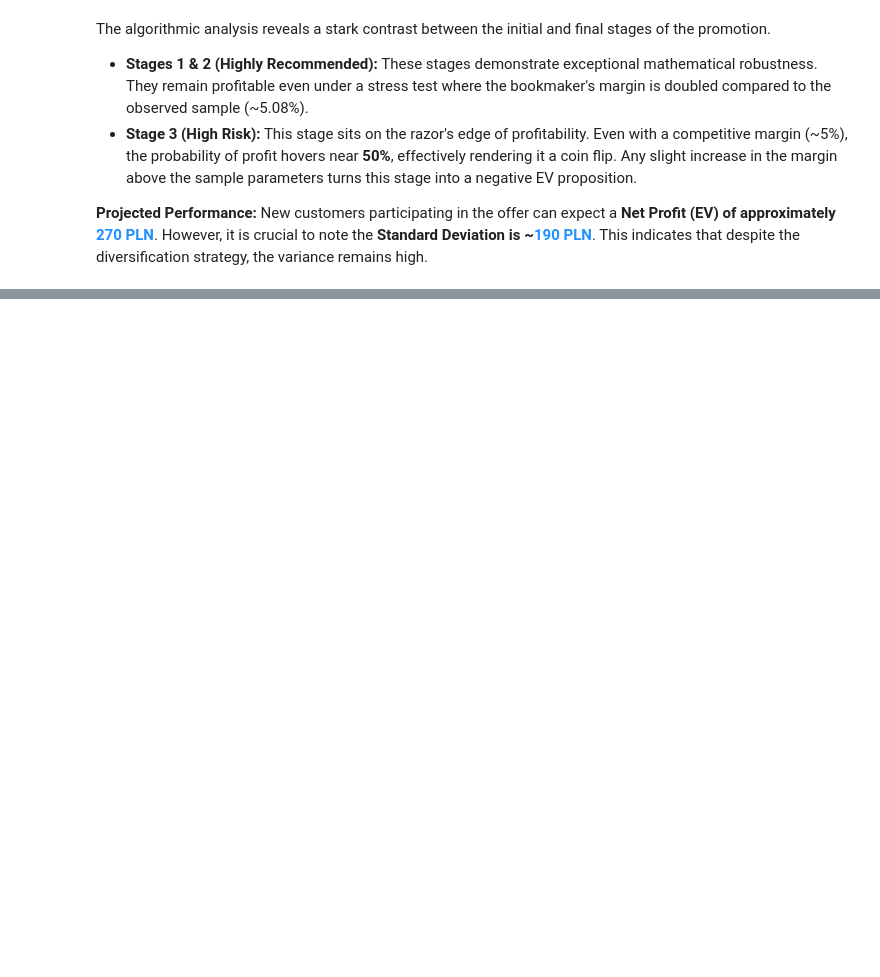
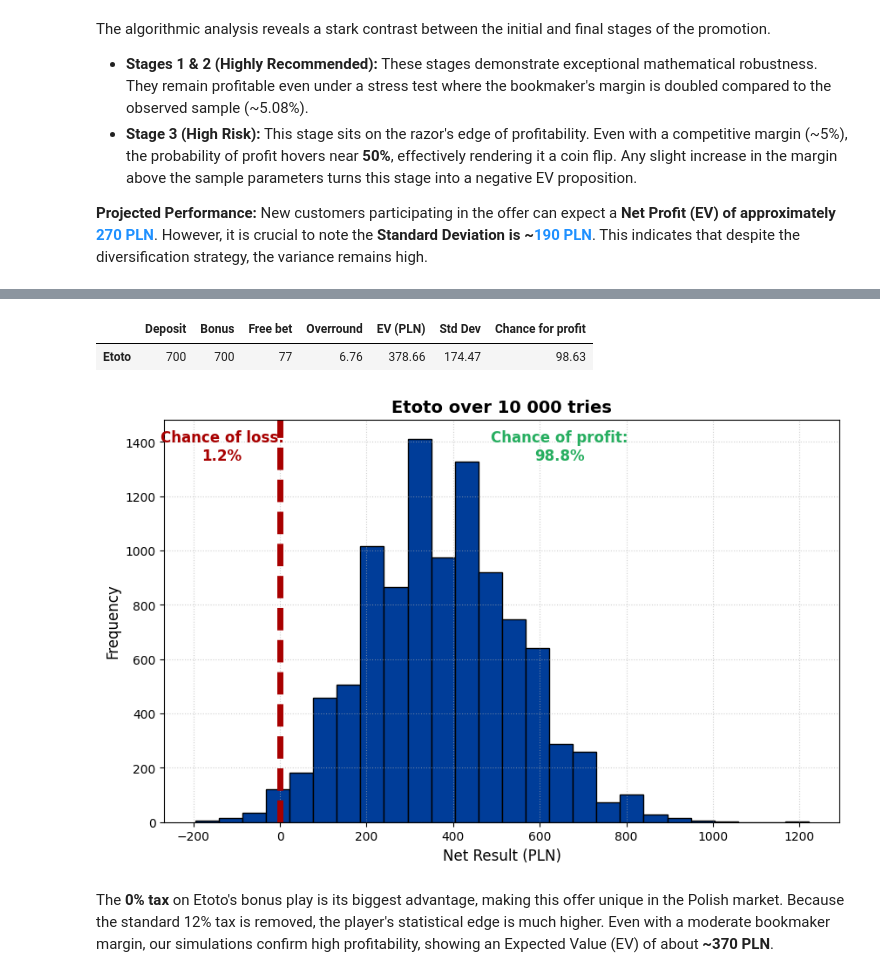
Before and after one commit to nzagozdzon-AGH/Free_Lunch_Theorem, a Jupyter notebook: Bookie_beater.ipynb, the cells around one changed output, grey strips where cells are left out. Saved outputs shown, nothing was run; the diff lists cells and outputs as text; code cells hidden in the pictures; blank space fills up the shorter version.

```diff
--- a/Bookie_beater.ipynb
+++ b/Bookie_beater.ipynb
@@ -83,0 +137,20 @@ New customers participating in the offer can expect a **Net Profit (EV) of appro
+# %%
+etoto_overround = engine.overround_calculator(odds.etoto_odds)
+data = engine.monte_carlo(offers.Etoto, etoto_overround)
+
+data_values = [
+    [offers.Etoto["deposit"], offers.Etoto["bonus"], offers.Etoto["free_bet"]["value"], (etoto_overround-1)*100, np.mean(data), np.std(data), engine.chance_of_profit(data)],
+]
+columns = ["Deposit", "Bonus","Free bet","Overround","EV (PLN)", "Std Dev", "Chance for profit"]
+index_names = ["Etoto"]
+df = pd.DataFrame(data=data_values, index=index_names, columns=columns)
+df
+# %% [output]
+|  | Deposit | Bonus | Free bet | Overround | EV (PLN) | Std Dev | Chance for profit |
+| Etoto | 700 | 700 | 77 | 6.76 | 378.66 | 174.47 | 98.63 |
+# %%
+engine.visualize_results(data, "Etoto over 10 000 tries", color = "#003D99")
+# %% [output]
+[figure, added]
+# %% [markdown]
+The **0% tax** on Etoto's bonus play is its biggest advantage, making this offer unique in the Polish market. Because the standard 12% tax is removed, the player's statistical edge is much higher. Even with a moderate bookmaker margin, our simulations confirm high profitability, showing an Expected Value (EV) of about **~370 PLN**.
```
Also changed, not shown: parts of 8 cells of this notebook, 3 other files.
